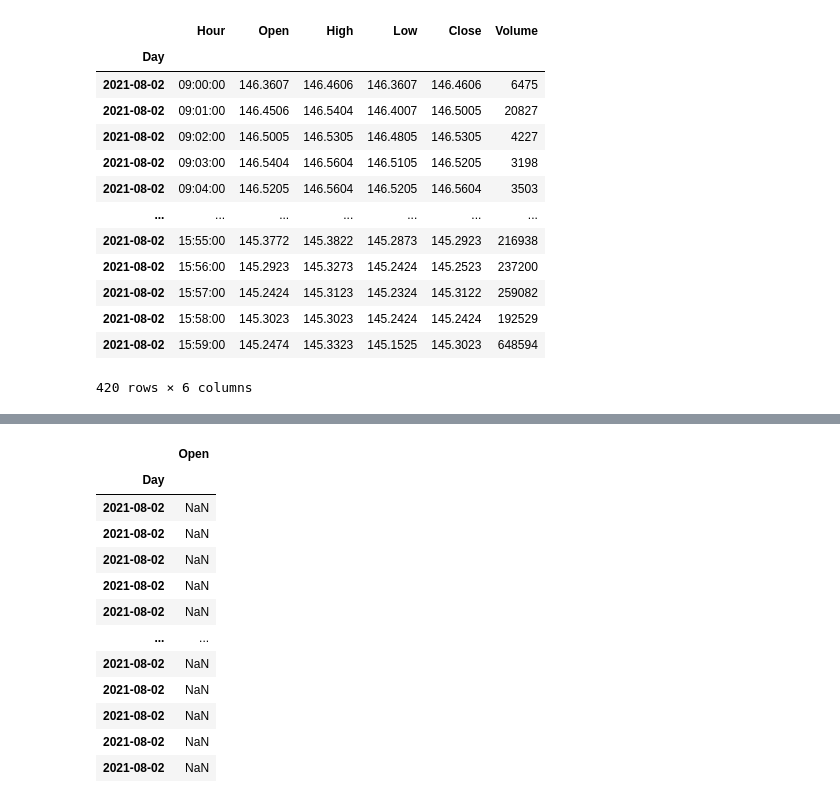
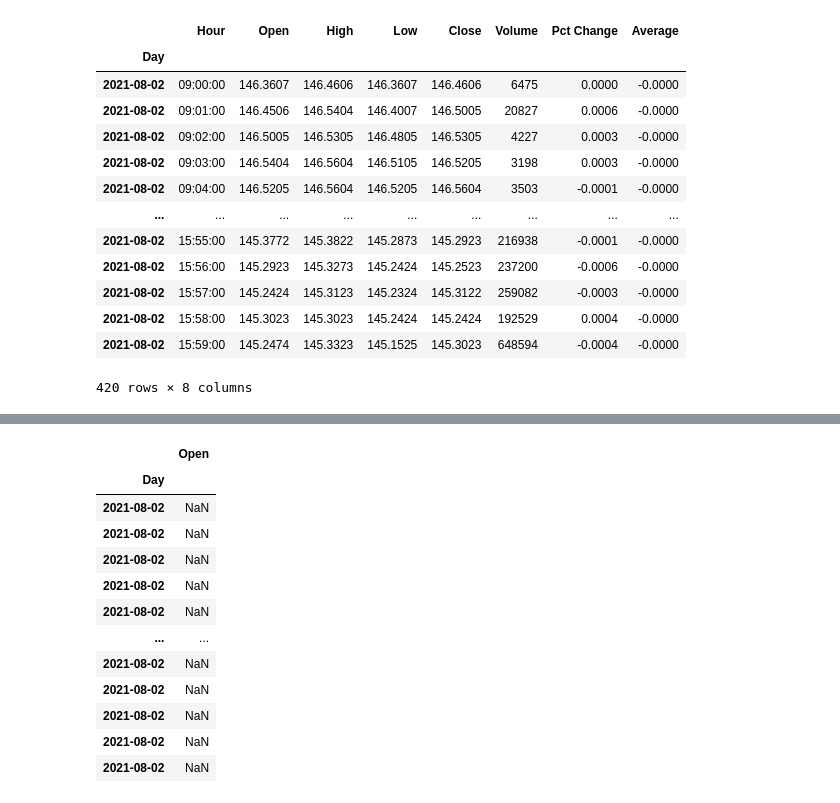
Before and after one commit to PaulDTP/heroku_app, a Jupyter notebook: research.ipynb, the cells around one changed output, grey strips where cells are left out. Drawn from its saved outputs; the diff is of its cells as text; code cells hidden in the pictures.

```diff
--- a/research.ipynb
+++ b/research.ipynb
@@ -7,20 +7,21 @@ import datetime
 def volatility():
     return 0
 test = aapl_days[0]#.set_index('Hour')
-# %%
-aapl_days[0]
-# %% [output]
-|  | Hour | Open | High | Low | Close | Volume |
-| Day |  |  |  |  |  |  |
-| 2021-08-02 | 09:00:00 | 146.3607 | 146.4606 | 146.3607 | 146.4606 | 6475 |
-| 2021-08-02 | 09:01:00 | 146.4506 | 146.5404 | 146.4007 | 146.5005 | 20827 |
-| 2021-08-02 | 09:02:00 | 146.5005 | 146.5305 | 146.4805 | 146.5305 | 4227 |
-| 2021-08-02 | 09:03:00 | 146.5404 | 146.5604 | 146.5105 | 146.5205 | 3198 |
-| 2021-08-02 | 09:04:00 | 146.5205 | 146.5604 | 146.5205 | 146.5604 | 3503 |
-| ... | ... | ... | ... | ... | ... | ... |
-| 2021-08-02 | 15:55:00 | 145.3772 | 145.3822 | 145.2873 | 145.2923 | 216938 |
-| 2021-08-02 | 15:56:00 | 145.2923 | 145.3273 | 145.2424 | 145.2523 | 237200 |
-| 2021-08-02 | 15:57:00 | 145.2424 | 145.3123 | 145.2324 | 145.3122 | 259082 |
-| 2021-08-02 | 15:58:00 | 145.3023 | 145.3023 | 145.2424 | 145.2424 | 192529 |
-| 2021-08-02 | 15:59:00 | 145.2474 | 145.3323 | 145.1525 | 145.3023 | 648594 |
-420 rows × 6 columns
+# %%
+new_test = aapl_days[0]
+new_test
+# %% [output]
+|  | Hour | Open | High | Low | Close | Volume | Pct Change | Average |
+| Day |  |  |  |  |  |  |  |  |
+| 2021-08-02 | 09:00:00 | 146.3607 | 146.4606 | 146.3607 | 146.4606 | 6475 | 0.0000 | -0.0000 |
+| 2021-08-02 | 09:01:00 | 146.4506 | 146.5404 | 146.4007 | 146.5005 | 20827 | 0.0006 | -0.0000 |
+| 2021-08-02 | 09:02:00 | 146.5005 | 146.5305 | 146.4805 | 146.5305 | 4227 | 0.0003 | -0.0000 |
+| 2021-08-02 | 09:03:00 | 146.5404 | 146.5604 | 146.5105 | 146.5205 | 3198 | 0.0003 | -0.0000 |
+| 2021-08-02 | 09:04:00 | 146.5205 | 146.5604 | 146.5205 | 146.5604 | 3503 | -0.0001 | -0.0000 |
+| ... | ... | ... | ... | ... | ... | ... | ... | ... |
+| 2021-08-02 | 15:55:00 | 145.3772 | 145.3822 | 145.2873 | 145.2923 | 216938 | -0.0001 | -0.0000 |
+| 2021-08-02 | 15:56:00 | 145.2923 | 145.3273 | 145.2424 | 145.2523 | 237200 | -0.0006 | -0.0000 |
+| 2021-08-02 | 15:57:00 | 145.2424 | 145.3123 | 145.2324 | 145.3122 | 259082 | -0.0003 | -0.0000 |
+| 2021-08-02 | 15:58:00 | 145.3023 | 145.3023 | 145.2424 | 145.2424 | 192529 | 0.0004 | -0.0000 |
+| 2021-08-02 | 15:59:00 | 145.2474 | 145.3323 | 145.1525 | 145.3023 | 648594 | -0.0004 | -0.0000 |
+420 rows × 8 columns
```
Also changed, not shown: parts of 14 cells of this notebook, 12 other files.
